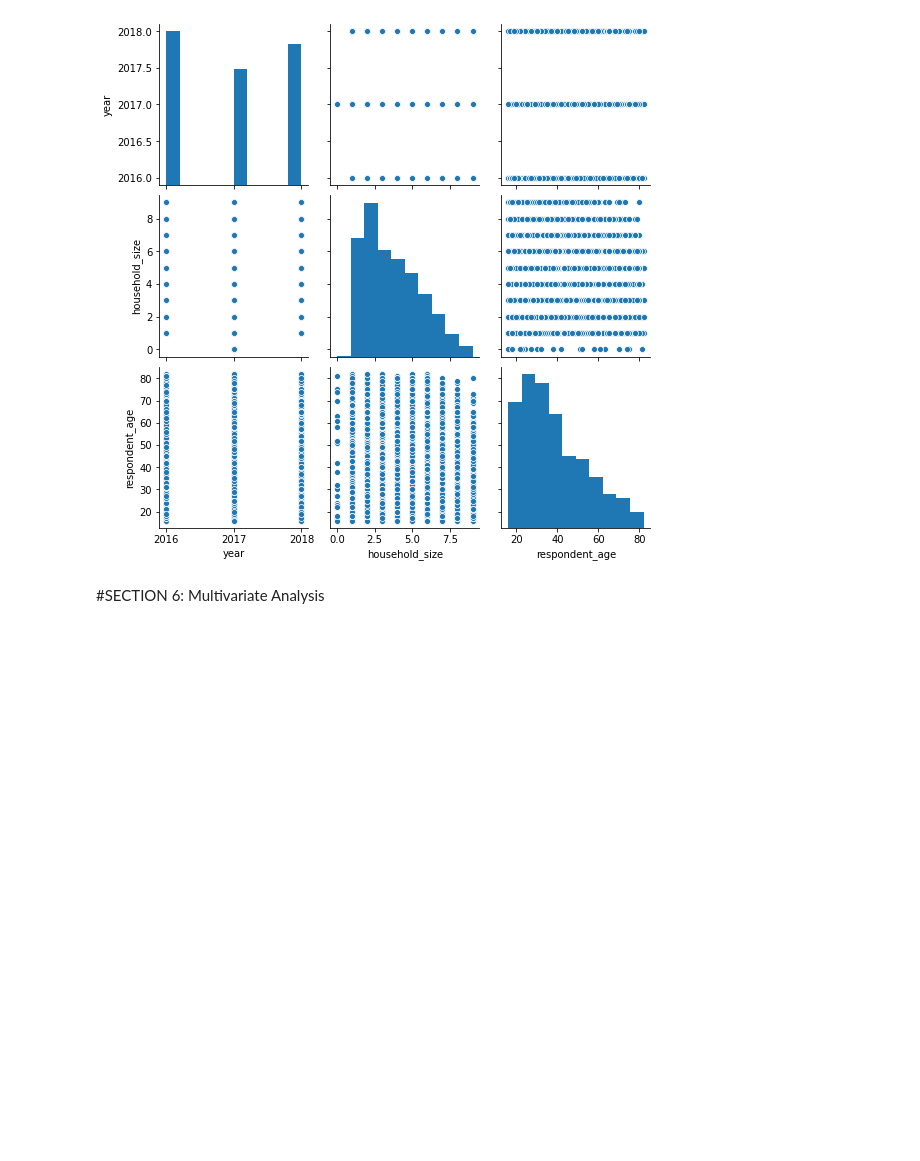
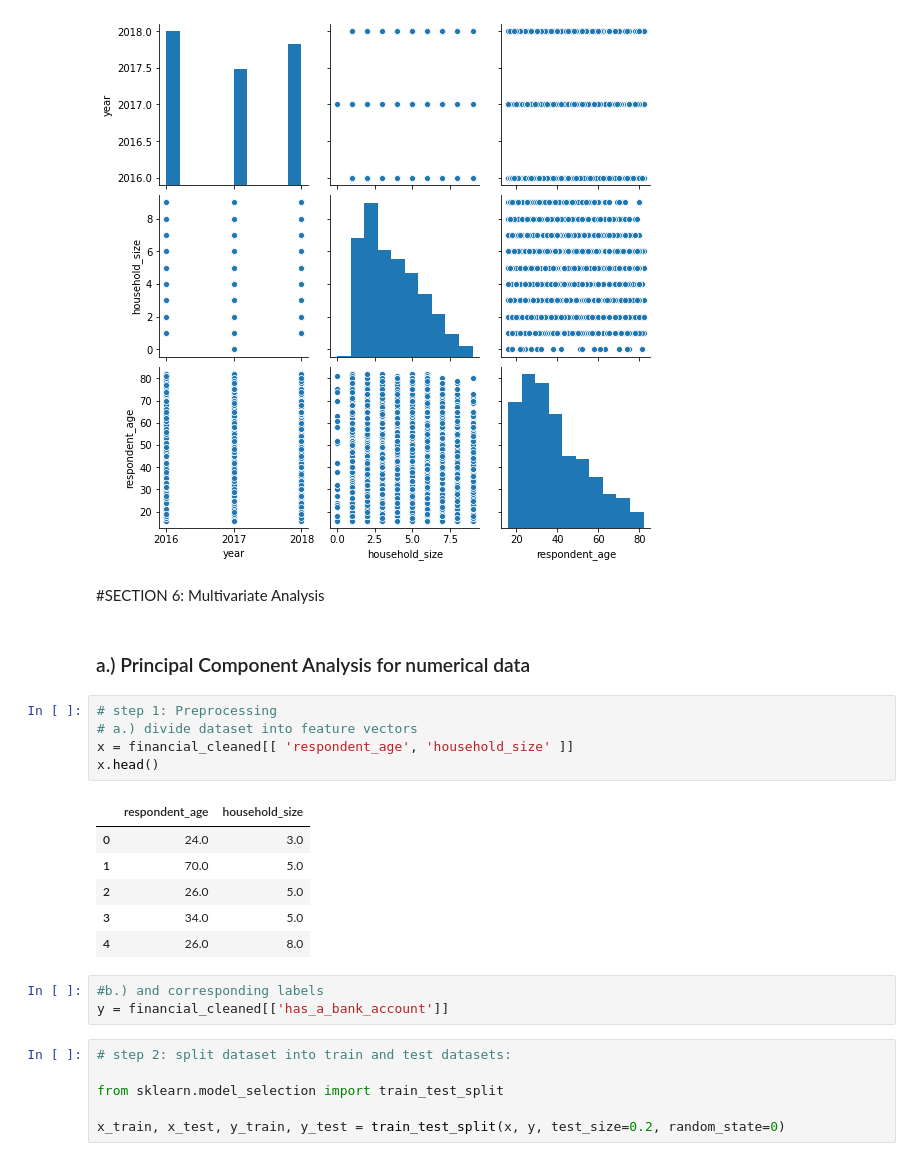
Before and after one commit to nchebet09/Week-2-Core-IP, a Jupyter notebook: Naomi's_Core_IP_Week_2.ipynb, the cells around one changed output. Saved outputs shown, nothing was run; the diff lists cells and outputs as text; blank space fills up the shorter version.

```diff
--- a/Naomi's_Core_IP_Week_2.ipynb
+++ b/Naomi's_Core_IP_Week_2.ipynb
@@ -778,3 +794,26 @@ plt.show()
 [figure]
 # %% [markdown]
 #SECTION 6: Multivariate Analysis
+# %% [markdown]
+### a.) Principal Component Analysis for numerical data
+# %%
+# step 1: Preprocessing
+# a.) divide dataset into feature vectors
+x = financial_cleaned[[ 'respondent_age', 'household_size' ]]
+x.head()
+# %% [output]
+|  | respondent_age | household_size |
+| 0 | 24.0 | 3.0 |
+| 1 | 70.0 | 5.0 |
+| 2 | 26.0 | 5.0 |
+| 3 | 34.0 | 5.0 |
+| 4 | 26.0 | 8.0 |
+# %%
+#b.) and corresponding labels
+y = financial_cleaned[['has_a_bank_account']]
+# %%
+# step 2: split dataset into train and test datasets:
+
+from sklearn.model_selection import train_test_split
+
+x_train, x_test, y_train, y_test = train_test_split(x, y, test_size=0.2, random_state=0)
```
Also changed, not shown: parts of 15 cells of this notebook.
